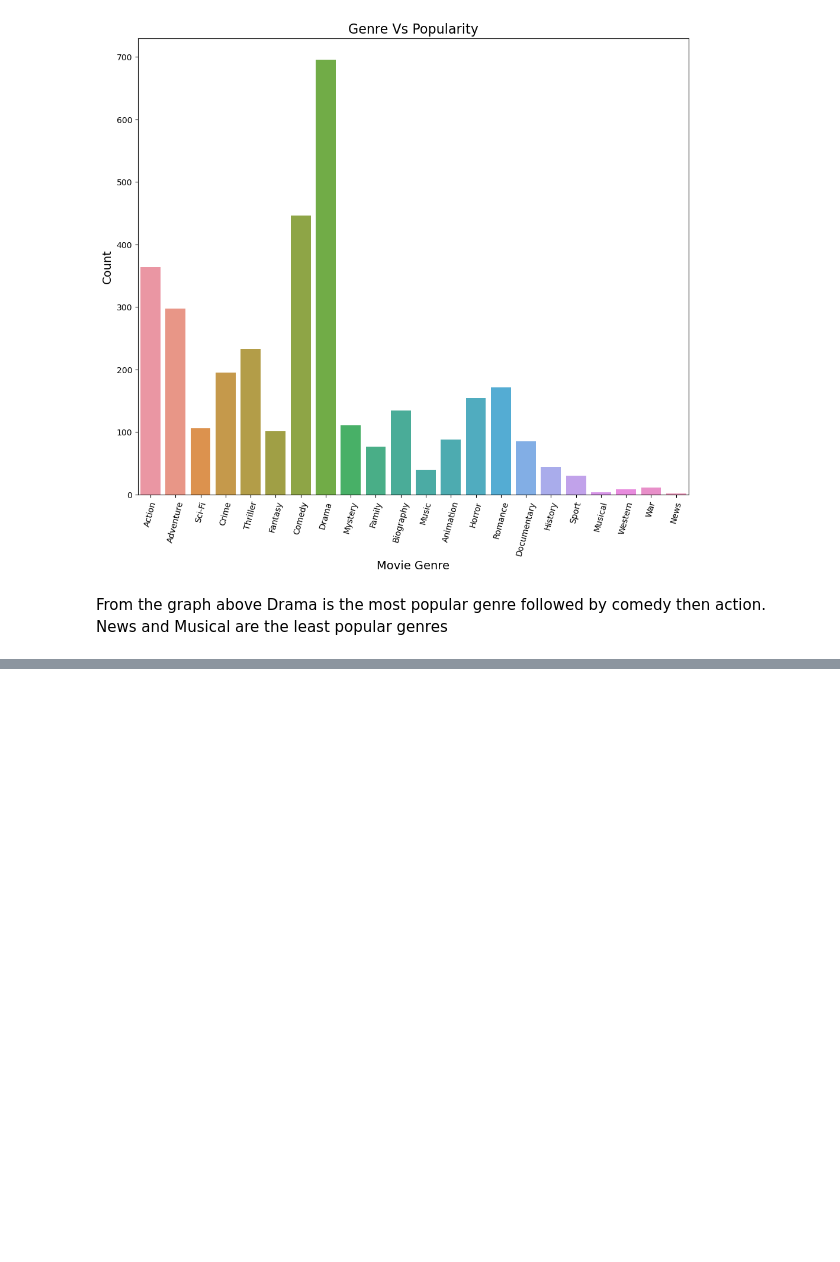
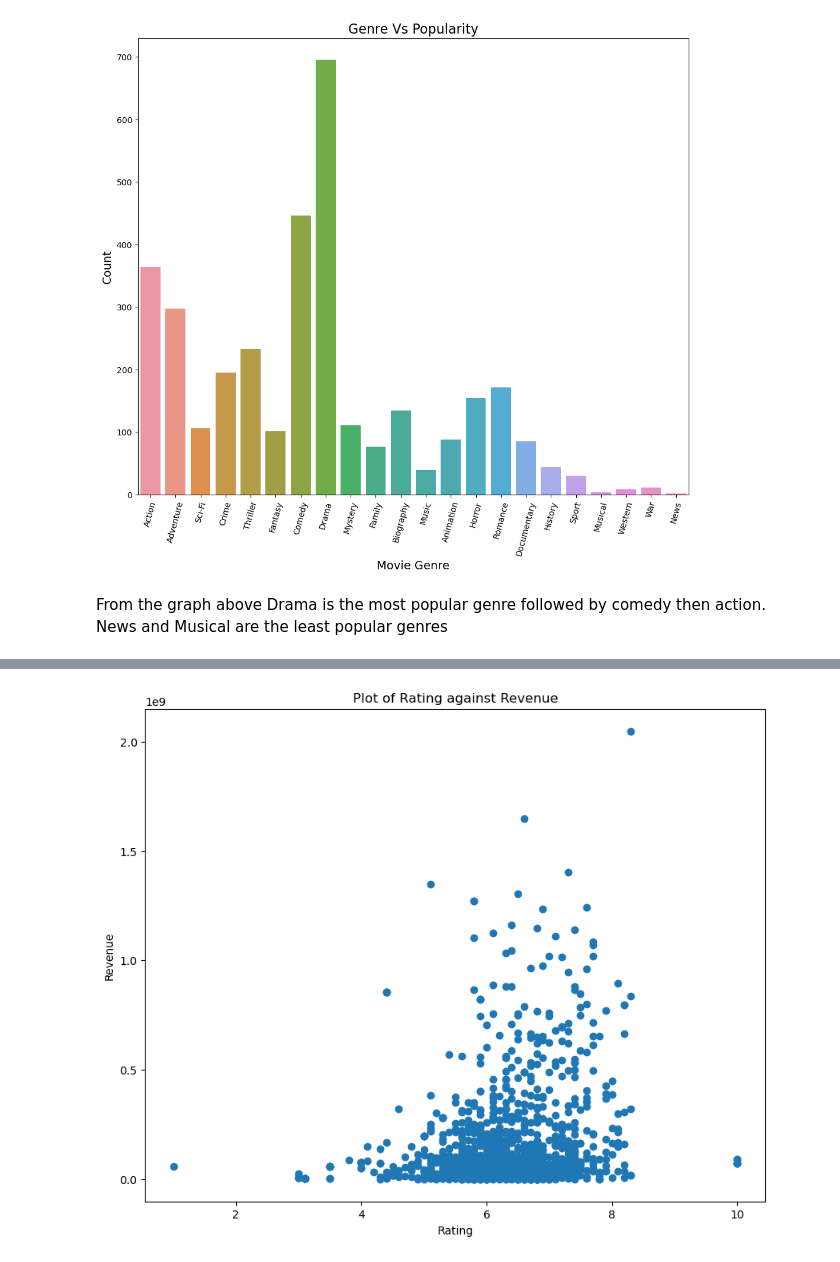
Before and after one commit to Kiptoo1960/dsc-phase-1-project-v2-4, a Jupyter notebook: student.ipynb, the cells around one changed output, grey strips where cells are left out. Cells and saved outputs as stored; diff of their text form; code cells hidden in the pictures; blank space fills up the shorter version.

```diff
--- a/student.ipynb
+++ b/student.ipynb
@@ -1068,0 +1065,10 @@ The graph shows a scatter plot of production budget against domestic and foreign
+# %%
+# plot a scatter plot showing a relationship between vote_average and worlwide gross
+plt.figure(figsize=(10, 8))
+plt.scatter(final_df['vote_average'], final_df['worldwide_gross'])
+plt.xlabel('Rating')
+plt.ylabel('Revenue')
+plt.title('Plot of Rating against Revenue')
+plt.show()
+# %% [output]
+[figure, added]
```
Also changed, not shown: parts of 8 cells of this notebook.
